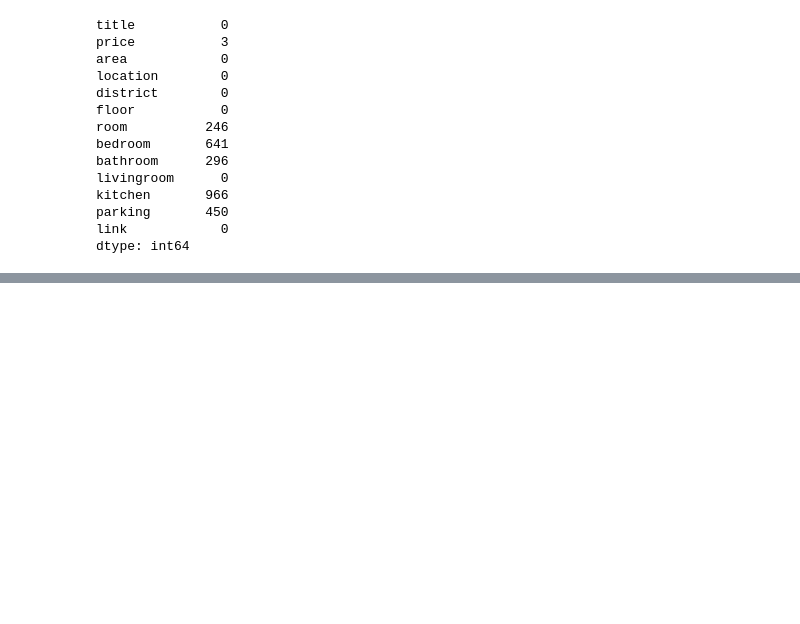
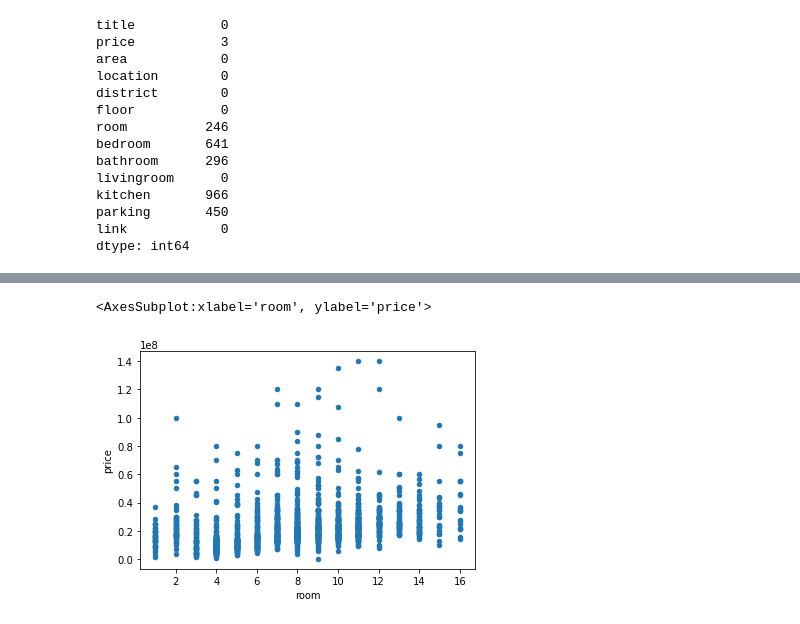
Before and after one commit to Sanoj32/Major-Project, a Jupyter notebook: jupyter_notebooks/99aana.ipynb, the cells around one changed output, grey strips where cells are left out. Drawn from its saved outputs; the diff is of its cells as text; code cells hidden in the pictures; blank space fills up the shorter version.

```diff
--- a/jupyter_notebooks/99aana.ipynb
+++ b/jupyter_notebooks/99aana.ipynb
@@ -206,0 +251,5 @@ AttributeError: 'NoneType' object has no attribute 'head'
+# %%
+df1.plot.scatter(x='room',y='price')
+# %% [output]
+<AxesSubplot:xlabel='room', ylabel='price'>
+[figure, added]
```
Also changed, not shown: parts of 9 cells of this notebook, 10 other files.
